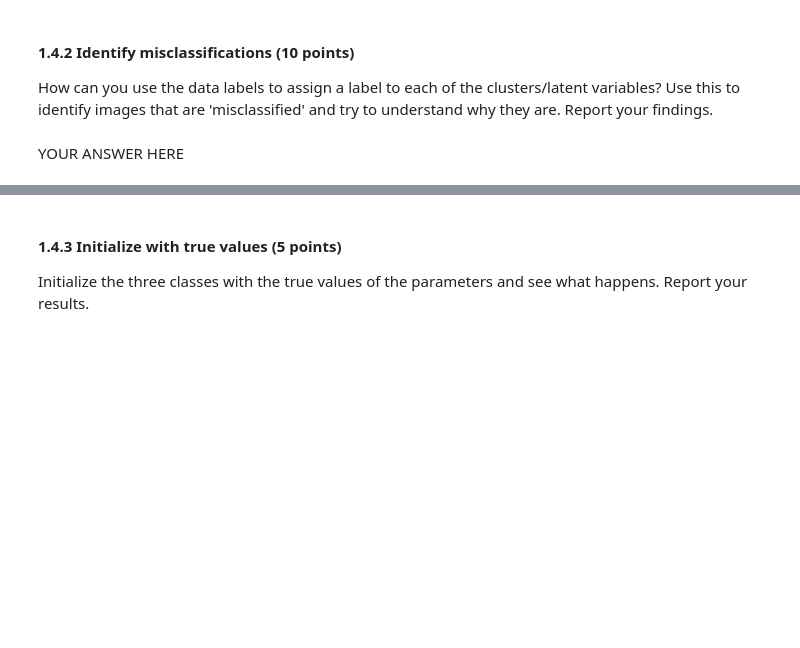
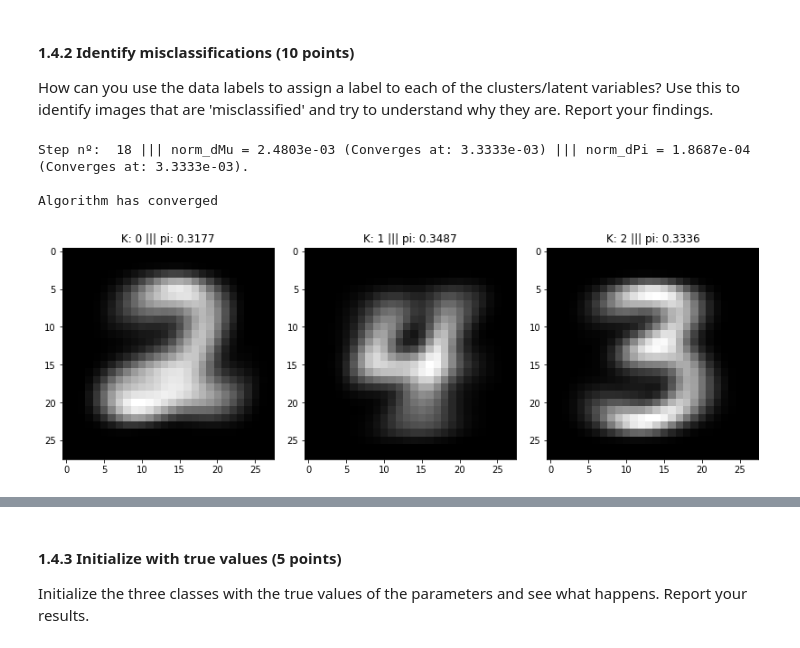
Before and after one commit to Nuno-Mota/Machine-Learning-2, a Jupyter notebook: Lab 3/lab3(1).ipynb, the cells around one changed output, grey strips where cells are left out. Saved outputs shown, nothing was run; the diff lists cells and outputs as text; code cells hidden in the pictures; blank space fills up the shorter version.

```diff
--- a/Lab 3/lab3(1).ipynb
+++ b/Lab 3/lab3(1).ipynb
@@ -290,2 +288,23 @@ raise NotImplementedError()
-# %% [markdown]
-YOUR ANSWER HERE
+# %%
+# Visualize classes, so we know which latent class encodes which digit
+num_classes = 3
+mu, pi, gamma = EM(bin_train_data_234, num_classes, 250)
+
+# Printing of Results
+n_rows = num_classes // 4
+n_rows += num_classes % 4
+
+fig = plt.figure(1, figsize=(15,15))
+for i in range (num_classes):
+
+    ax = plt.subplot2grid((n_rows, 4),(i//4, i%4), fig=fig)
+    ax.imshow(np.reshape(mu[i], (28, 28)), cmap='gray')
+    ax.set_title("K: " + str(i) + " ||| pi: " + "{:.4f}".format(pi[i]))
+
+plt.tight_layout()
+plt.show()
+# %% [output]
+Step nº:  18 ||| norm_dMu = 2.4803e-03 (Converges at: 3.3333e-03) ||| norm_dPi = 1.8687e-04 (Converges at: 3.3333e-03).
+
+Algorithm has converged
+[figure, added]
```
Also changed, not shown: parts of 12 cells of this notebook, 1 other file.
